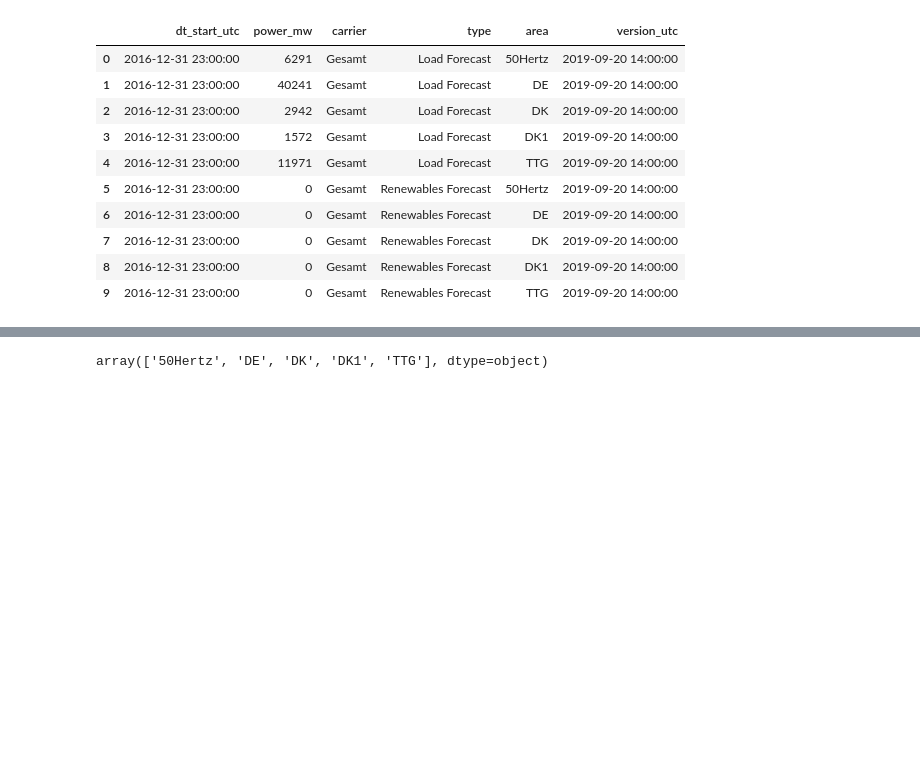
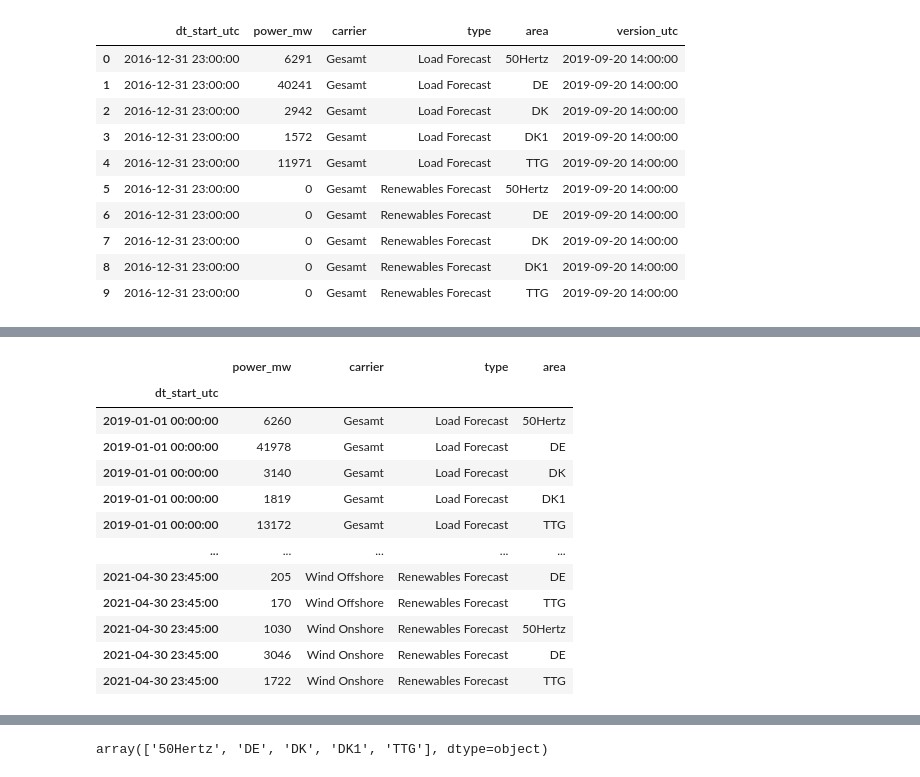
Before and after one commit to Windbenders/capstone_energy, a Jupyter notebook: notebooks/eda1_laurent.ipynb, the cells around one changed output, grey strips where cells are left out. Drawn from its saved outputs; the diff is of its cells as text; code cells hidden in the pictures; blank space fills up the shorter version.

```diff
--- a/notebooks/eda1_laurent.ipynb
+++ b/notebooks/eda1_laurent.ipynb
@@ -155,4 +171,10 @@ es_fc.head(10)
 | 7 | 2016-12-31 23:00:00 | 0 | Gesamt | Renewables Forecast | DK | 2019-09-20 14:00:00 |
 | 8 | 2016-12-31 23:00:00 | 0 | Gesamt | Renewables Forecast | DK1 | 2019-09-20 14:00:00 |
 | 9 | 2016-12-31 23:00:00 | 0 | Gesamt | Renewables Forecast | TTG | 2019-09-20 14:00:00 |
+# %%
+# drop version utc timestamp
+es_fc.drop('version_utc', axis=1, inplace=True)
+# %%
+# drop duplicates
+es_fc = es_fc.drop_duplicates()
 # %%
@@ -174,0 +182,4 @@ es_fc.groupby('dt_start_utc').mean()
+# %%
+es_fc = es_fc[(es_fc.index >= '2019-01-01 00:00:00') & (es_fc.index < '2021-05-01 00:00:00')]
+# %%
+es_fc.index = pd.to_datetime(es_fc.index)
@@ -175,3 +200,16 @@ es_fc.groupby('dt_start_utc').mean()
 # %%
-es_fc['dt_start_utc'].min()
+es_fc
 # %% [output]
+|  | power_mw | carrier | type | area |
+| dt_start_utc |  |  |  |  |
+| 2019-01-01 00:00:00 | 6260 | Gesamt | Load Forecast | 50Hertz |
+| 2019-01-01 00:00:00 | 41978 | Gesamt | Load Forecast | DE |
+| 2019-01-01 00:00:00 | 3140 | Gesamt | Load Forecast | DK |
+| 2019-01-01 00:00:00 | 1819 | Gesamt | Load Forecast | DK1 |
+| 2019-01-01 00:00:00 | 13172 | Gesamt | Load Forecast | TTG |
+| ... | ... | ... | ... | ... |
+| 2021-04-30 23:45:00 | 205 | Wind Offshore | Renewables Forecast | DE |
+| 2021-04-30 23:45:00 | 170 | Wind Offshore | Renewables Forecast | TTG |
+| 2021-04-30 23:45:00 | 1030 | Wind Onshore | Renewables Forecast | 50Hertz |
+| 2021-04-30 23:45:00 | 3046 | Wind Onshore | Renewables Forecast | DE |
+| 2021-04-30 23:45:00 | 1722 | Wind Onshore | Renewables Forecast | TTG |
```
Also changed, not shown: parts of 55 cells of this notebook.
